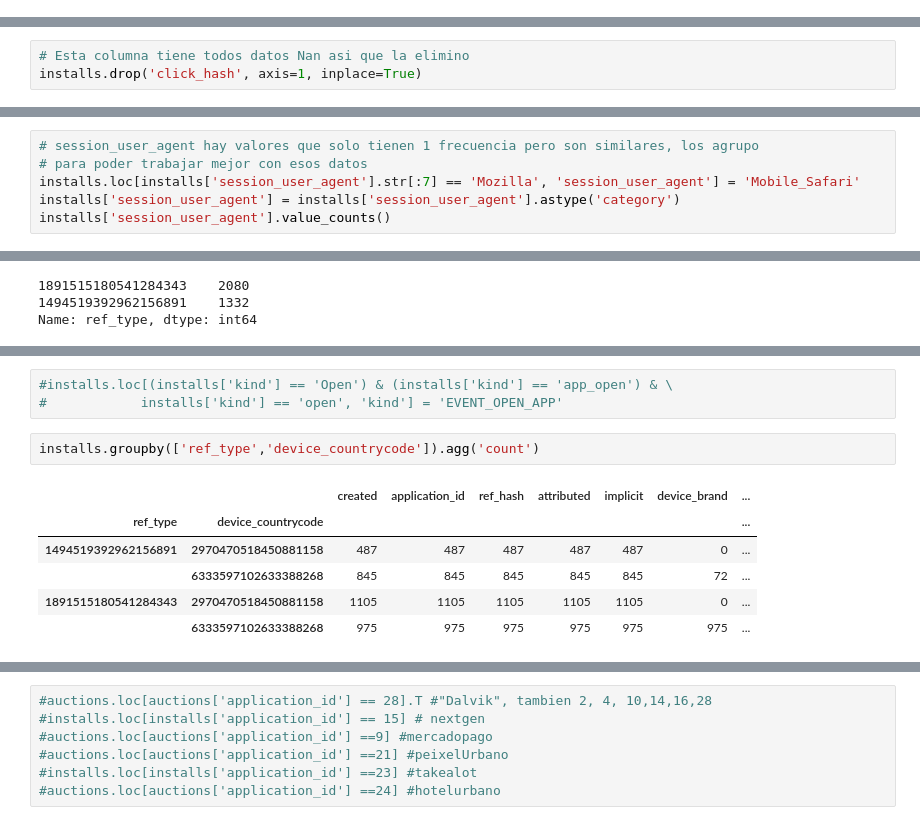
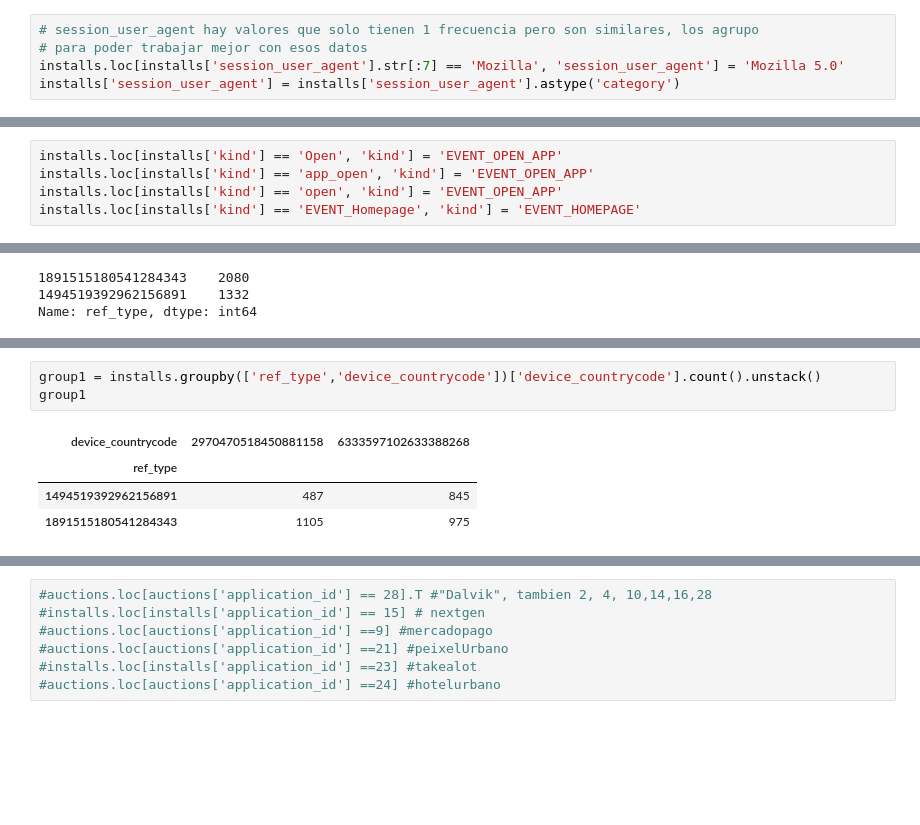
Before and after one commit to Elianagam/orgaDatosTp1, a Jupyter notebook: prueba_installs2.ipynb, the cells around one changed output, grey strips where cells are left out. Saved outputs shown, nothing was run; the diff lists cells and outputs as text; blank space fills up the shorter version.

```diff
--- a/prueba_installs2.ipynb
+++ b/prueba_installs2.ipynb
@@ -9,0 +16,5 @@ installs = pd.read_csv('data/train_installs.csv.gzip')
+# %%
+# session_user_agent hay valores que solo tienen 1 frecuencia pero son similares, los agrupo
+# para poder trabajar mejor con esos datos
+installs.loc[installs['session_user_agent'].str[:7] == 'Mozilla', 'session_user_agent'] = 'Mozilla 5.0'
+installs['session_user_agent'] = installs['session_user_agent'].astype('category')
@@ -9,0 +45,5 @@ installs = pd.read_csv('data/train_installs.csv.gzip')
+# %%
+installs.loc[installs['kind'] == 'Open', 'kind'] = 'EVENT_OPEN_APP'
+installs.loc[installs['kind'] == 'app_open', 'kind'] = 'EVENT_OPEN_APP'
+installs.loc[installs['kind'] == 'open', 'kind'] = 'EVENT_OPEN_APP'
+installs.loc[installs['kind'] == 'EVENT_Homepage', 'kind'] = 'EVENT_HOMEPAGE'
@@ -69,6 +99,3 @@ trans_id              3406
 ip_address               0
 device_language         34
 dtype: int64
-# %%
-# Esta columna tiene todos datos Nan asi que la elimino
-installs.drop('click_hash', axis=1, inplace=True)
@@ -83,6 +101,0 @@ Name: ref_type, dtype: int64
-# %%
-# session_user_agent hay valores que solo tienen 1 frecuencia pero son similares, los agrupo
-# para poder trabajar mejor con esos datos
-installs.loc[installs['session_user_agent'].str[:7] == 'Mozilla', 'session_user_agent'] = 'Mobile_Safari'
-installs['session_user_agent'] = installs['session_user_agent'].astype('category')
-installs['session_user_agent'].value_counts()
@@ -192,12 +113,8 @@ Name: kind, dtype: int64
-# %%
-#installs.loc[(installs['kind'] == 'Open') & (installs['kind'] == 'app_open') & \
-#            installs['kind'] == 'open', 'kind'] = 'EVENT_OPEN_APP'
 # %%
-installs.groupby(['ref_type','device_countrycode']).agg('count')
+group1 = installs.groupby(['ref_type','device_countrycode'])['device_countrycode'].count().unstack()
+group1
 # %% [output]
-|  |  | created | application_id | ref_hash | attributed | implicit | device_brand | ... |
-| ref_type | device_countrycode |  |  |  |  |  |  | ... |
-| 1494519392962156891 | 2970470518450881158 | 487 | 487 | 487 | 487 | 487 | 0 | ... |
-|  | 6333597102633388268 | 845 | 845 | 845 | 845 | 845 | 72 | ... |
-| 1891515180541284343 | 2970470518450881158 | 1105 | 1105 | 1105 | 1105 | 1105 | 0 | ... |
-|  | 6333597102633388268 | 975 | 975 | 975 | 975 | 975 | 975 | ... |
+| device_countrycode | 2970470518450881158 | 6333597102633388268 |
+| ref_type |  |  |
+| 1494519392962156891 | 487 | 845 |
+| 1891515180541284343 | 1105 | 975 |
```
Also changed, not shown: parts of 32 cells of this notebook.
